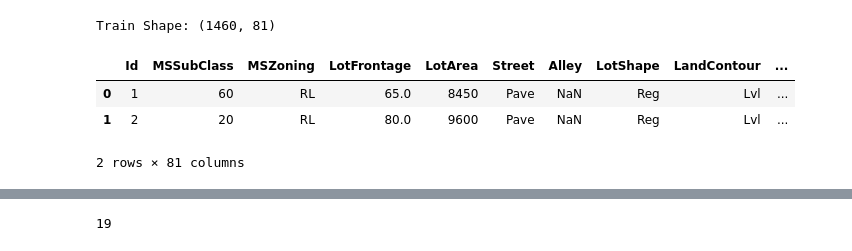
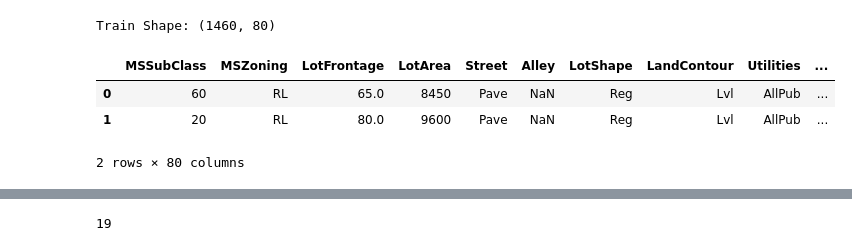
Before and after one commit to Inciarte/Projects-, a Jupyter notebook: House_prices.ipynb, the cells around one changed output, grey strips where cells are left out. Saved outputs shown, nothing was run; the diff lists cells and outputs as text; code cells hidden in the pictures.

```diff
--- a/House_prices.ipynb
+++ b/House_prices.ipynb
@@ -27,13 +36,17 @@ sns.set_style('darkgrid')
 %matplotlib inline
 # %%
 # Import dataset
-train = pd.read_csv('data/train.csv')
+# We drop the id column for both train and test
+
+train = pd.read_csv('data/train.csv').drop('Id',axis=1)
 test = pd.read_csv('data/test.csv')
+id_test = test.Id.copy()
+test.drop('Id',axis=1,inplace=True)
 print('Train Shape:',train.shape)
 train.head(2)
 # %% [output]
-Train Shape: (1460, 81)
+Train Shape: (1460, 80)
-|  | Id | MSSubClass | MSZoning | LotFrontage | LotArea | Street | Alley | LotShape | LandContour | ... |
-| 0 | 1 | 60 | RL | 65.0 | 8450 | Pave | NaN | Reg | Lvl | ... |
-| 1 | 2 | 20 | RL | 80.0 | 9600 | Pave | NaN | Reg | Lvl | ... |
+|  | MSSubClass | MSZoning | LotFrontage | LotArea | Street | Alley | LotShape | LandContour | Utilities | ... |
+| 0 | 60 | RL | 65.0 | 8450 | Pave | NaN | Reg | Lvl | AllPub | ... |
+| 1 | 20 | RL | 80.0 | 9600 | Pave | NaN | Reg | Lvl | AllPub | ... |
-2 rows × 81 columns
+2 rows × 80 columns
```
Also changed, not shown: parts of 44 cells of this notebook.
